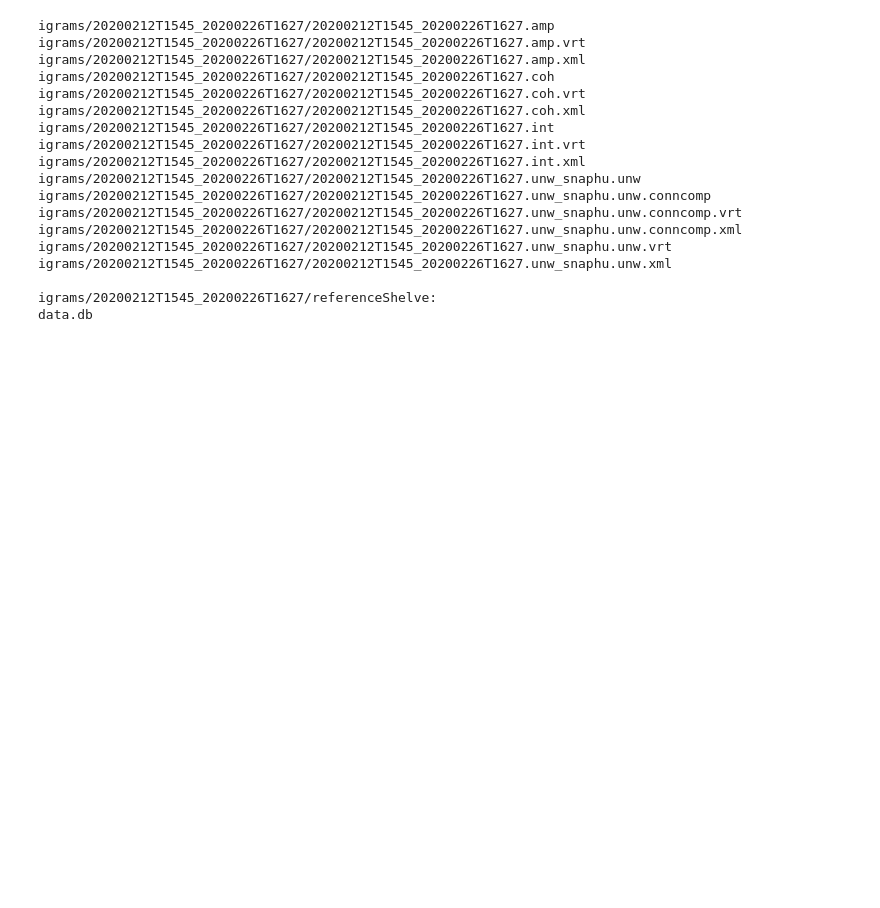
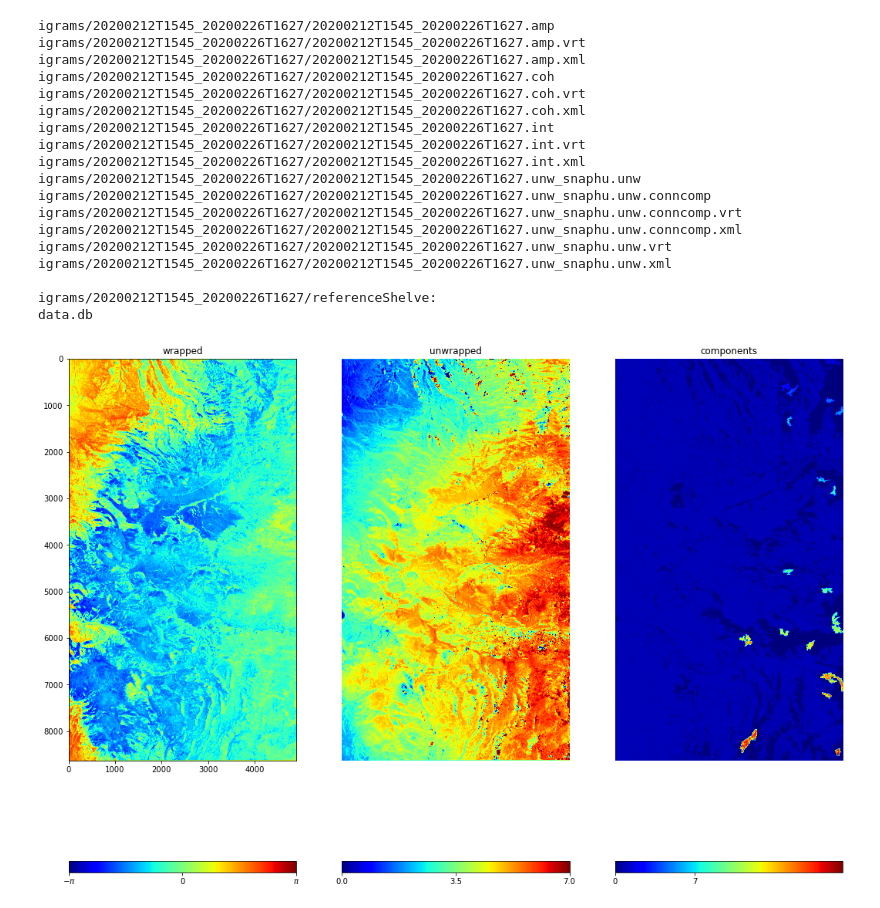
Before and after one commit to SnowEx/uavsar_snow, a Jupyter notebook: examples/snowex_isce_uavsar_processing_tutorial.ipynb, the cells around one changed output. Saved outputs shown, nothing was run; the diff lists cells and outputs as text; code cells hidden in the pictures; blank space fills up the shorter version.

```diff
--- a/examples/snowex_isce_uavsar_processing_tutorial.ipynb
+++ b/examples/snowex_isce_uavsar_processing_tutorial.ipynb
@@ -402,6 +403,8 @@ igrams/20200212T1545_20200226T1627/20200212T1545_20200226T1627.unw_snaphu.unw.xm
 igrams/20200212T1545_20200226T1627/referenceShelve:
 data.db
 # %%
+# plot
+
 # reading the multi-looked wrapped interferogram
 ds = gdal.Open("igrams/20200212T1545_20200226T1627/20200212T1545_20200226T1627.int", gdal.GA_ReadOnly)
 igram = ds.GetRasterBand(1).ReadAsArray()
@@ -411,35 +414,36 @@ ds = None
 ds = gdal.Open("igrams/20200212T1545_20200226T1627/20200212T1545_20200226T1627.unw_snaphu.unw", gdal.GA_ReadOnly)
 igram_unw = ds.GetRasterBand(2).ReadAsArray()
 ds = None
 
 # reading the connected component file
 ds = gdal.Open("igrams/20200212T1545_20200226T1627/20200212T1545_20200226T1627.unw_snaphu.unw.conncomp", gdal.GA_ReadOnly)
 connected_components = ds.GetRasterBand(1).ReadAsArray()
 ds = None
 
-
 fig = plt.figure(figsize=(18, 16))
 
 ax = fig.add_subplot(1,3,1)
 cax=ax.imshow(np.angle(igram), cmap='jet')
 ax.set_title("wrapped")
 #ax.set_axis_off()
 cbar = fig.colorbar(cax, ticks=[-3.14,0,3.14],orientation='horizontal')
 cbar.ax.set_xticklabels(["$-\pi$",0,"$\pi$"])
 
 ax = fig.add_subplot(1,3,2)
-cax = ax.imshow(igram_unw, vmin = -5 , vmax = 5, cmap = 'jet')
+cax = ax.imshow(igram_unw, vmin = 0, vmax = 7, cmap = 'jet')
 ax.set_title("unwrapped")
 ax.set_axis_off()
-cbar = fig.colorbar(cax, ticks=[-5,0,5], orientation='horizontal')
+cbar = fig.colorbar(cax, ticks=[0,3.5,7], orientation='horizontal')
 
 
 ax = fig.add_subplot(1,3,3)
 cax = ax.imshow(connected_components, cmap = 'jet')
 ax.set_title("components")
 ax.set_axis_off()
-cbar = fig.colorbar(cax, ticks=[0, 1] , orientation='horizontal')
-cbar.ax.set_xticklabels([0,1])
+cbar = fig.colorbar(cax, ticks=[0,7] , orientation='horizontal')
+cbar.ax.set_xticklabels([0,7])
 
 
 connected_components = None
+# %% [output]
+[figure, added]
```
Also changed, not shown: parts of 4 cells of this notebook.
